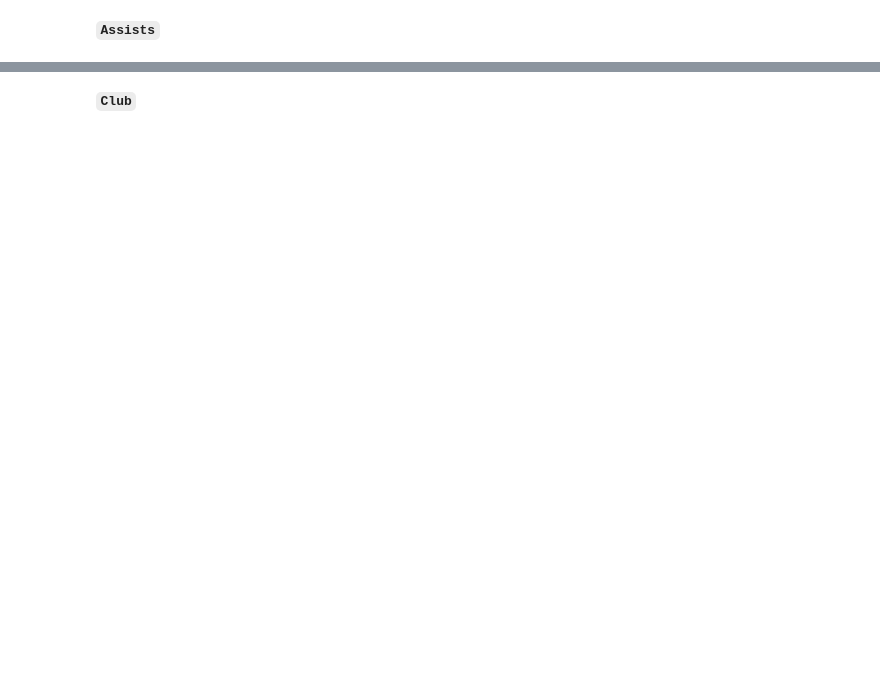
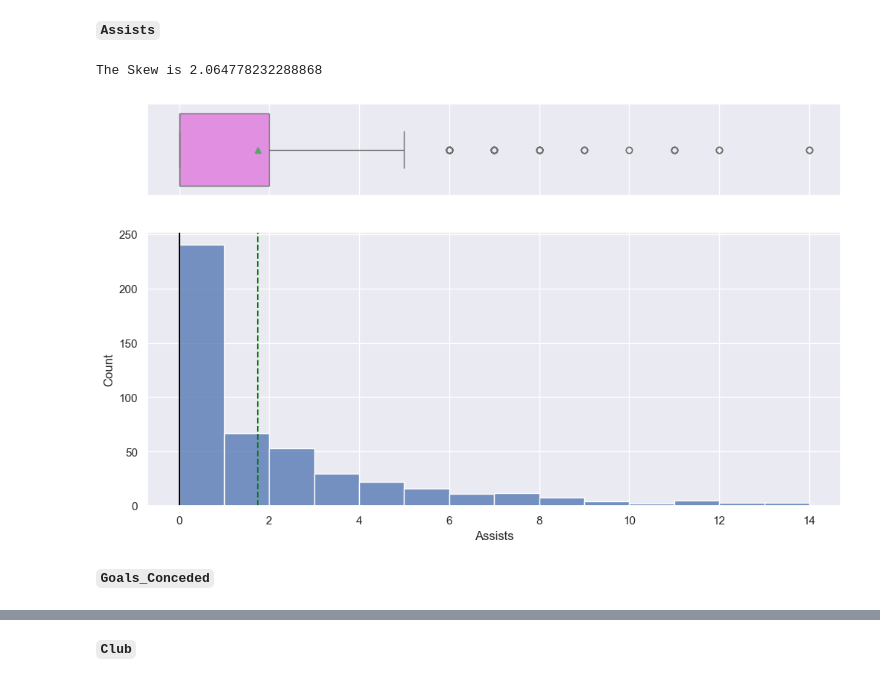
Before and after one commit to zypher-4/mit-adsp, a Jupyter notebook: Week 3/Learner_Notebook_Unsupervised_Learning_Practice_Project.ipynb, the cells around one changed output, grey strips where cells are left out. Saved outputs shown, nothing was run; the diff lists cells and outputs as text; code cells hidden in the pictures; blank space fills up the shorter version.

```diff
--- a/Week 3/Learner_Notebook_Unsupervised_Learning_Practice_Project.ipynb
+++ b/Week 3/Learner_Notebook_Unsupervised_Learning_Practice_Project.ipynb
@@ -159,4 +269,9 @@ histogram_boxplot(df, 'Goals_Scored')
 # %% [markdown]
 **`Assists`**
 # %%
-histogram_boxplot(_______)  # Complete the code to create histogram_boxplot for 'Assists'
+histogram_boxplot(df, 'Assists', bins=14)  # Complete the code to create histogram_boxplot for 'Assists'
+# %% [output]
+The Skew is 2.064778232288868
+[figure, added]
+# %% [markdown]
+**`Goals_Conceded`**
```
Also changed, not shown: parts of 48 cells of this notebook.
